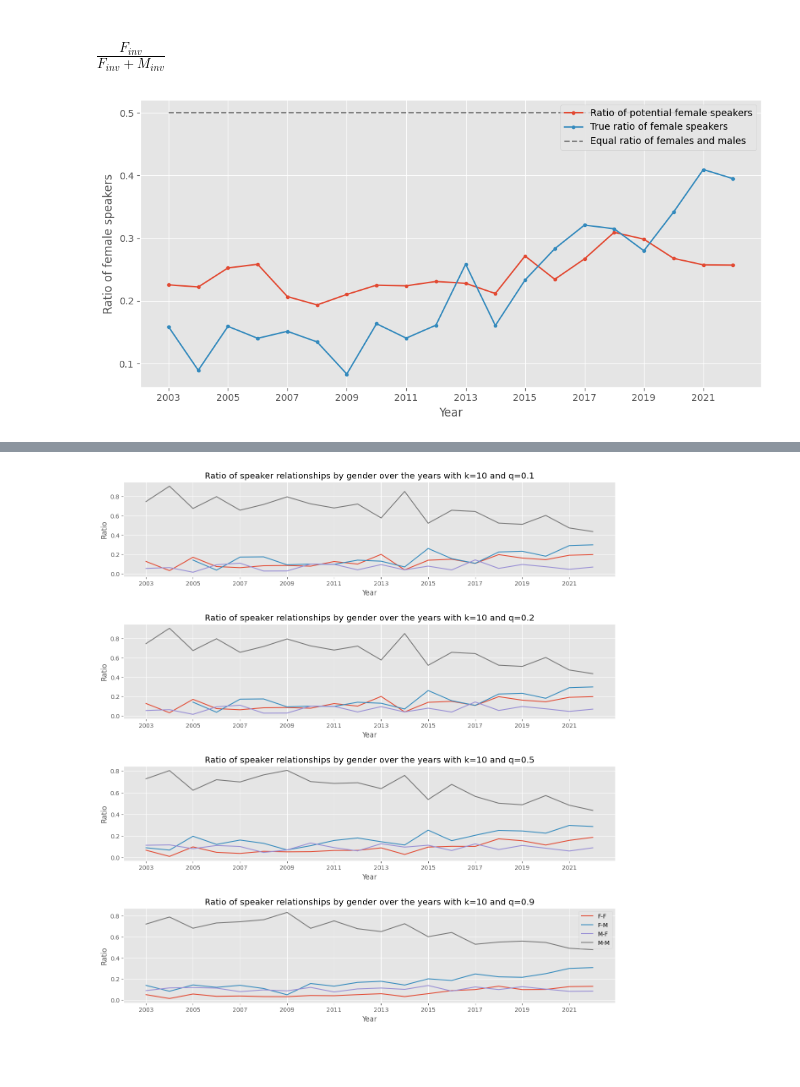
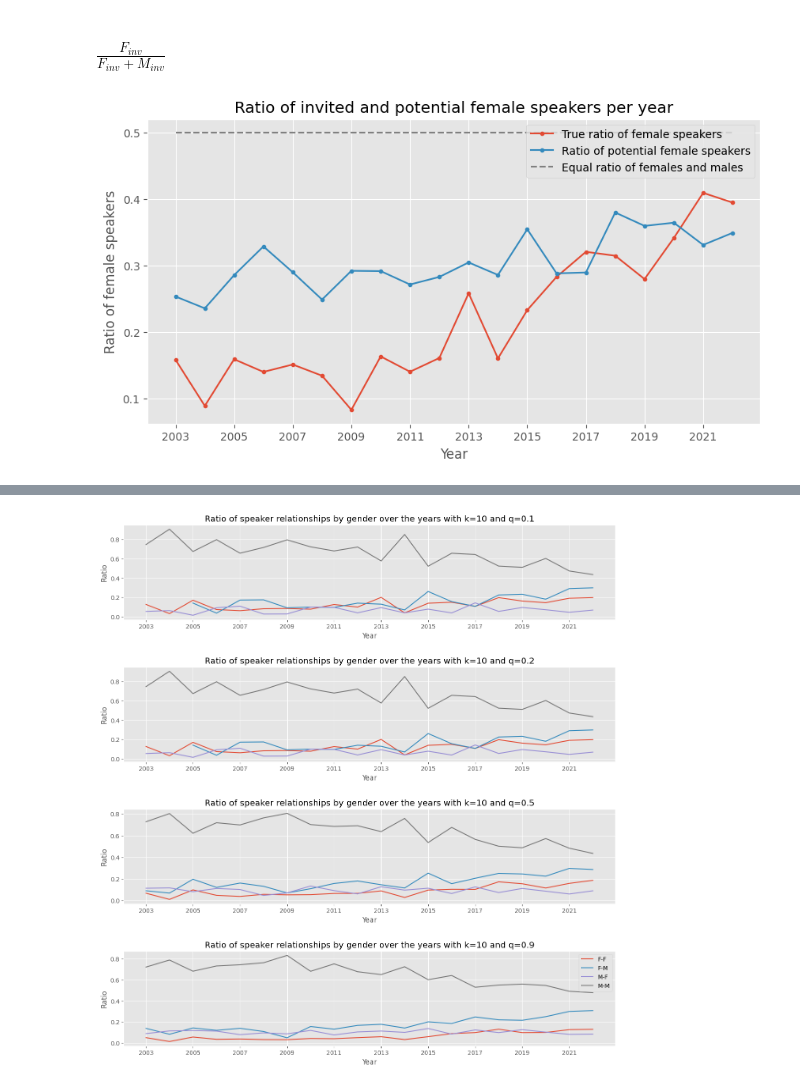
Before and after one commit to mariespedersen/Thesis_github, a Jupyter notebook: Similarity_Matching.ipynb, the cells around one changed output, grey strips where cells are left out. Cells and saved outputs as stored; diff of their text form; code cells hidden in the pictures; blank space fills up the shorter version.

```diff
--- a/Similarity_Matching.ipynb
+++ b/Similarity_Matching.ipynb
@@ -102,7 +102,7 @@ def KNN_distance(df, k, q, ax=None):
         ax.plot(xx, yy,marker='.')
         height = max(np.histogram(distances.flatten(),bins=100)[0])
         ax.vlines(threshold,0,height,colors="C1",linestyles="dashed",label='Threshold: '+str(q*100)+'%' ,linewidth=2.5)
-        ax.set_title(str(df['Year'].unique()[0]) + ' and age group ' + str(df['Age Group'].unique()[0]) + ' for k = ' + str(k),fontsize=14)
+        ax.set_title(str(df['Year'].unique()[0]),fontsize=14)
         ax.set_xlabel('Distance')
         ax.set_ylabel('Probiability density')
         ax.set_xscale('log')
@@ -208,5 +209,6 @@ for n, f in enumerate(field_list):
     ax.errorbar(range(2003,2023), ratio_list, yerr=std_list, fmt='o-', capsize=3,label="Adj. Ratio")
     ax.set_title('Evolution of likelihood of female invitation for field: ' + str(f))
     ax.set_xticks(range(2003,2023,1))
-    ax.hlines(1, 2003, 2022, linestyles='dashed')
+    ax.hlines(0.5, 2003, 2022, linestyles='dashed',color='dimgrey')
+plt.savefig(image_path+'line_sim_field.pdf',bbox_inches='tight')
 # %% [output]
@@ -214,2 +216,25 @@ for n, f in enumerate(field_list):
 # %% [markdown]
 ### $\frac{F_{inv}}{M_{inv}}$
+# %%
+fig, ax = plt.subplots(1, 1, figsize=(12, 4))
+ratio_list = []
+std_list = []
+for year in tqdm(range(2003,2023)):
+    try:
+        df_year = df[df['Year'] == year]
+        mean_ratio, std_ratio = Nearest_Neighbor(df_year,k=10, q=0.7, n=1000)
+        ratio_list.append(mean_ratio)
+        std_list.append(std_ratio)
+    except:
+        ratio_list.append(np.NaN)
+        std_list.append(np.NaN)
+        continue
+
+ax.errorbar(range(2003,2023), ratio_list, yerr=std_list, fmt='o-', capsize=3,label="Adj. Ratio")
+ax.set_title('Evolution of likelihood of female invitations',fontsize = 18)
+ax.set_xticks(range(2003,2023,2))
+ax.tick_params(axis='both', labelsize=13)
+ax.set_ylabel('Likelihood of female invitation',fontsize = 14)
+ax.set_xlabel('Year',fontsize = 15)
+ax.hlines(1, 2003, 2022, linestyles='dashed',color='dimgrey')
+plt.savefig(image_path+'line_sim_year_k10.pdf',bbox_inches='tight')
@@ -457,22 +489,24 @@ def knn_on_source(df,k,q):
         df2 = pd.concat([df2,df1],axis=0)
     return df2, total_list
 # %%
-df2, total_list = knn_on_source(df,k=10,q=1)
+df2, total_list = knn_on_source(df,k=10,q=0.7)
 # %%
 ### Plot the result
 fig = plt.figure(figsize=(10,5))
+True_list = df_Invited.groupby('Year')['gender'].value_counts(normalize=True).unstack()['F'].values
+plt.plot(range(2003,2023),True_list,marker='.',label='True ratio of female speakers')
+
 plt.plot(range(2003,2023),total_list,marker='.',label='Ratio of potential female speakers')
 # Plot the true ratio
-True_list = df_Invited.groupby('Year')['gender'].value_counts(normalize=True).unstack()['F'].values
-plt.plot(range(2003,2023),True_list,marker='.',label='True ratio of female speakers')
 
 plt.xticks(range(2003,2023,2))
 plt.xlabel('Year')
 plt.ylabel('Ratio of female speakers')
 plt.hlines(0.5,2003,2022,linestyles='dashed',colors='grey', label='Equal ratio of females and males')
 plt.legend()
-plt.tight_layout()
-# plt.savefig(image_path+'image1.pdf')
+plt.title('Ratio of invited and potential female speakers per year')
+# plt.tight_layout()
+# plt.savefig(image_path+'line_potential_female.pdf')
 plt.show()
 # %% [output]
-[figure, old version]
+[figure, new version]
```
Also changed, not shown: parts of 15 cells of this notebook, 11 other files.
